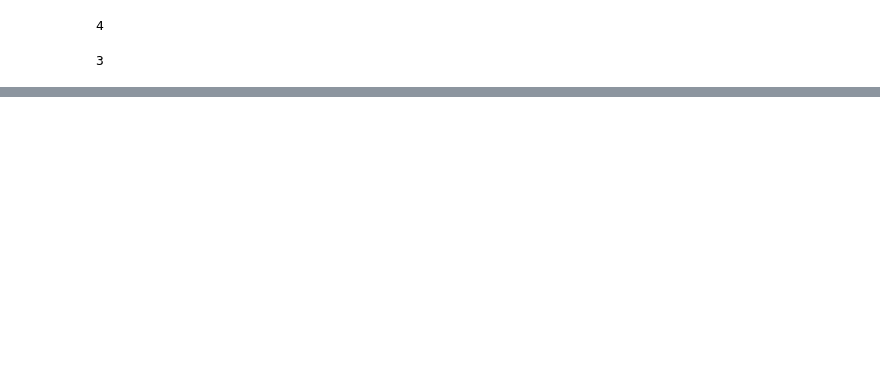
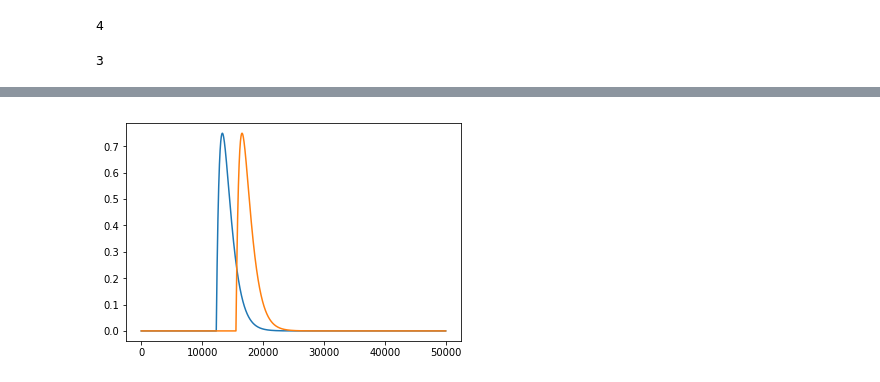
Before and after one commit to SpiritSeeker/SpyNet, a Jupyter notebook: Untitled.ipynb, the cells around one changed output, grey strips where cells are left out. Cells and saved outputs as stored; diff of their text form; code cells hidden in the pictures; blank space fills up the shorter version.

```diff
--- a/Untitled.ipynb
+++ b/Untitled.ipynb
@@ -105,0 +106,6 @@ plt.show()
+# %%
+plt.plot(gs1s)
+plt.plot(gs2s)
+plt.show()
+# %% [output]
+[figure, added]
```
Also changed, not shown: parts of 9 cells of this notebook, 2 other files.
